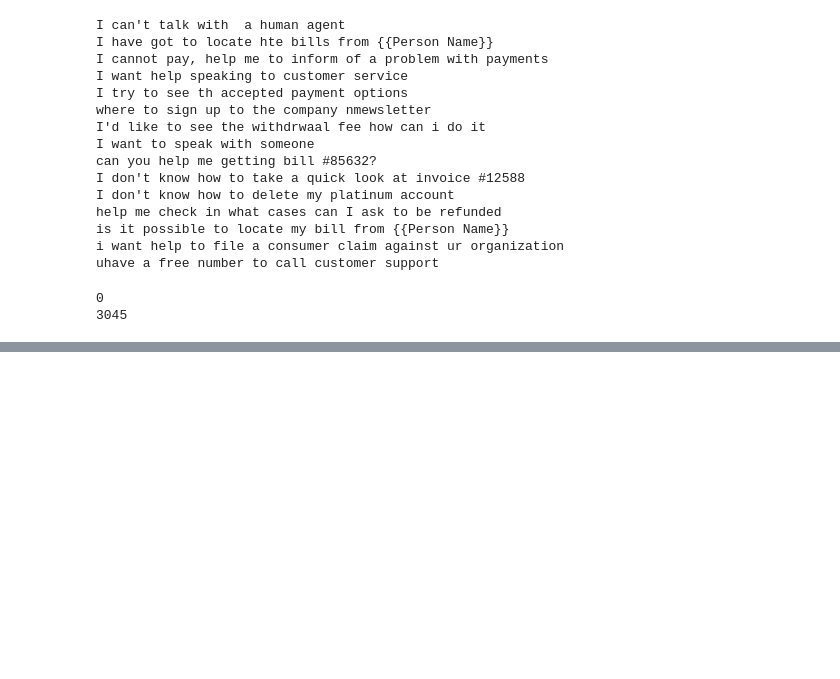
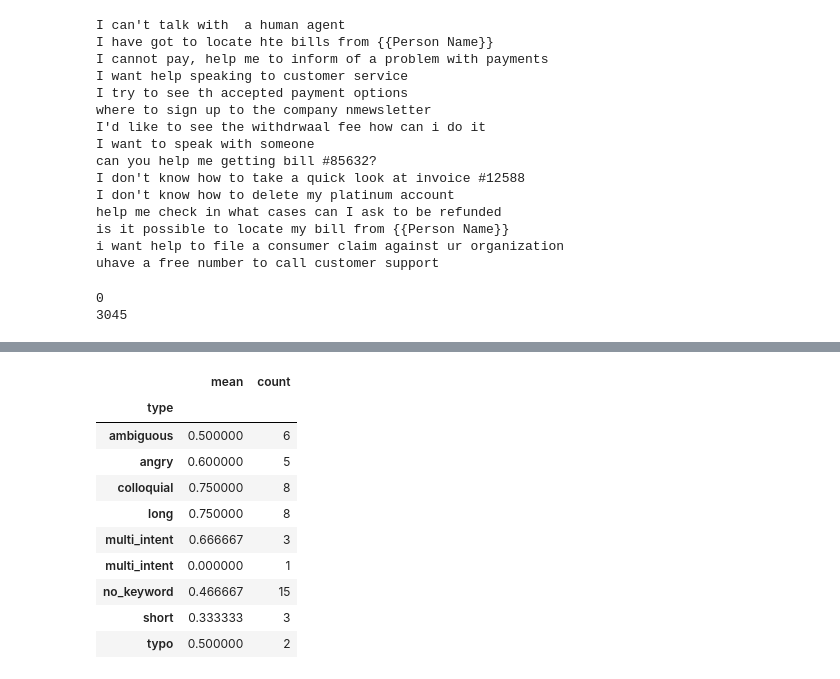
Before and after one commit to faezefz/smart-ticket-routing, a Jupyter notebook: notebooks/01_eda.ipynb, the cells around one changed output, grey strips where cells are left out. Saved outputs shown, nothing was run; the diff lists cells and outputs as text; code cells hidden in the pictures; blank space fills up the shorter version.

```diff
--- a/notebooks/01_eda.ipynb
+++ b/notebooks/01_eda.ipynb
@@ -117,0 +275,15 @@ print(len(df) - len(df_clean))
+# %%
+realistic["correct"] = realistic["category"] == realistic["pred"]
+realistic.groupby("type")["correct"].agg(["mean", "count"])
+# %% [output]
+|  | mean | count |
+| type |  |  |
+| ambiguous | 0.500000 | 6 |
+| angry | 0.600000 | 5 |
+| colloquial | 0.750000 | 8 |
+| long | 0.750000 | 8 |
+| multi_intent | 0.666667 | 3 |
+| multi_intent | 0.000000 | 1 |
+| no_keyword | 0.466667 | 15 |
+| short | 0.333333 | 3 |
+| typo | 0.500000 | 2 |
```
Also changed, not shown: parts of 8 cells of this notebook, 1 other file.
